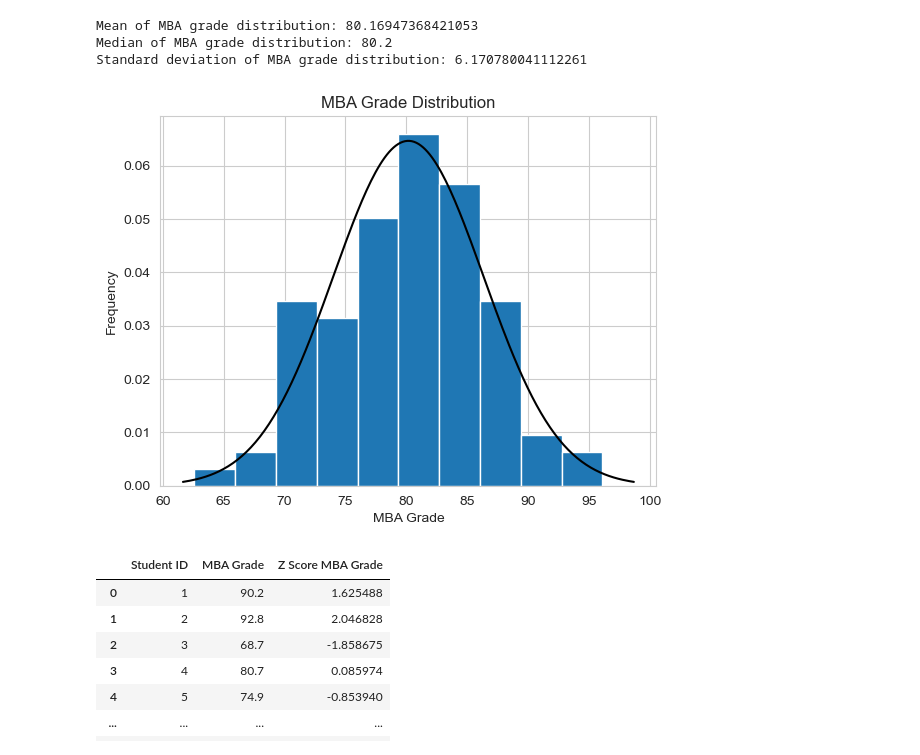
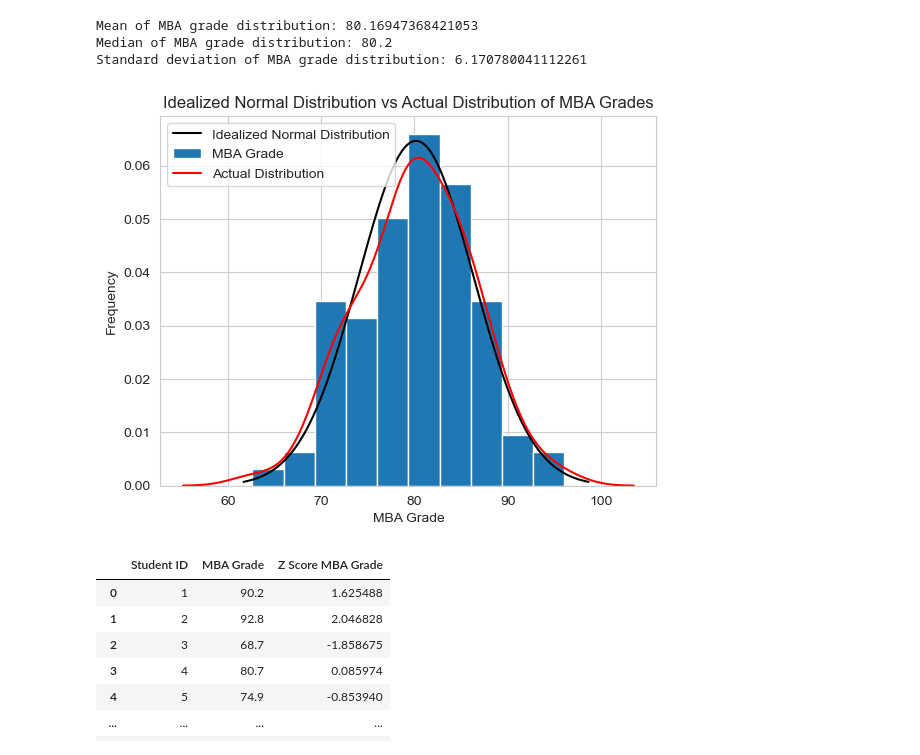
Before and after one commit to MeetPatel89/recruitment_analysis, a Jupyter notebook: dist.ipynb, the cells around one changed output. Saved outputs shown, nothing was run; the diff lists cells and outputs as text; code cells hidden in the pictures.

Commit message:
plot smooth gaussian curve/kernel density estimation for both MBA grades and annual salary

```diff
--- a/dist.ipynb
+++ b/dist.ipynb
@@ -45,27 +45,32 @@ Standard deviation of MBA grade distribution: 6.170780041112261
 # %%
 # based on mean and standard deviation of distribution of MBA grades plot an idealized normal distribution
 def normal_dist(x, mean, std_dev):
     prob_density_func = (1/(std_dev * np.sqrt(2*np.pi))) * np.exp(-0.5*((x-mean)/std_dev)**2)
     return prob_density_func
 
 # get theoretical series of data points within 3 standard deviations of mean
 x = np.linspace(mean_grades - 3*std_dev_grades, mean_grades + 3*std_dev_grades, 200)
 
 prob_density_func = normal_dist(x, mean_grades, std_dev_grades)
 
 # plot theoretical normal distribution
-plt.plot(x, prob_density_func, color="black")
+plt.plot(x, prob_density_func, color="black", label="Idealized Normal Distribution")
 
 # plot title of distribution
-plt.title("Idealized Normal Distribution")
 plt.xlabel("MBA Grade")
 plt.ylabel("Probability Density")
 
-student_grades["MBA Grade"].plot(kind="hist", bins=10, title="MBA Grade Distribution", density=True)
+student_grades["MBA Grade"].plot(kind="hist", bins=10, density=True)
 
+# plot smooth curve of actual distribution of MBA grades
+sns.kdeplot(student_grades["MBA Grade"], color="red", legend=True, label="Actual Distribution")
+
+plt.title("Idealized Normal Distribution vs Actual Distribution of MBA Grades")
+
+plt.legend()
 plt.show()
 # %% [output]
-[figure, old version]
+[figure, new version]
 # %%
 # get Z Score MBA Grade for each student
 student_grades["Z Score MBA Grade"] = (student_grades["MBA Grade"] - mean_grades)/std_dev_grades
```
Also changed, not shown: parts of 1 cell of this notebook.
